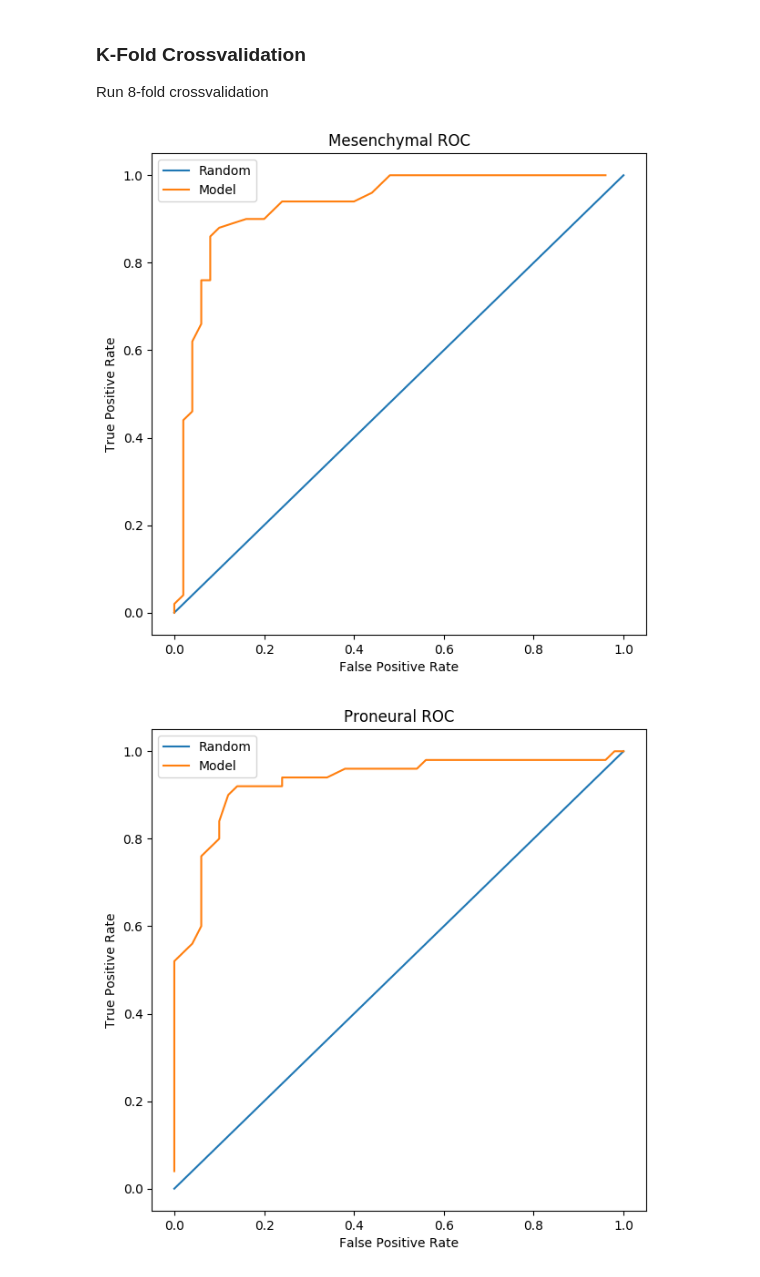
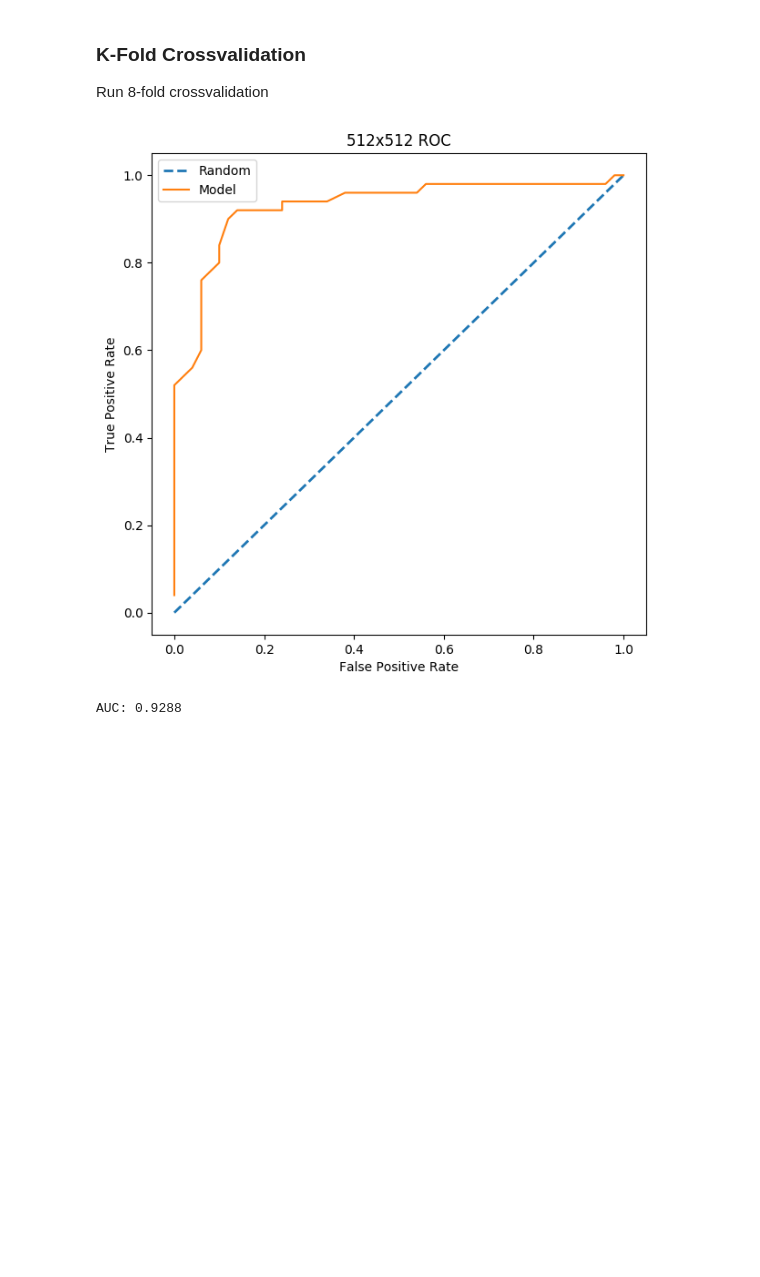
Before and after one commit to chiaramooney/ml-plsda-classification, a Jupyter notebook: PLSDA-cancer-classification-512.ipynb, the cells around one changed output. Saved outputs shown, nothing was run; the diff lists cells and outputs as text; code cells hidden in the pictures; blank space fills up the shorter version.

```diff
--- a/PLSDA-cancer-classification-512.ipynb
+++ b/PLSDA-cancer-classification-512.ipynb
@@ -22,7 +22,7 @@ After performing preprocessing on our images, the input data for this program wi
 # %%
 csv_filename = '/Users/Ryan/Dropbox/Sharing/project data/data.csv'
 
-IMAGE_DIM = 128   # Images cut into sizes of IMAGE_DIM x IMAGE_DIM
+IMAGE_DIM = 512   # Images cut into sizes of IMAGE_DIM x IMAGE_DIM
 data = []    # Data matrix to hold csv read data
 
 # Open CSV, read row by row, parsing into data matrix
@@ -370,6 +360,8 @@ if (LOG_FLAG):
     print("Y pred flat: ", Y_pred_flat.shape)
     print("Y test flat: ", Y_test_flat.shape)
 # %%
+from sklearn.metrics import auc
+
 num_mes_labels = num_pro_labels = num_observations // 2 # We know that
                                                         # there are equal
                                                         # inputs of
@@ -407,44 +399,38 @@ for t in thresh_ranges:
             if Y_class_pred[i] == 0:
                 mes_false_pos += 1
             else:
                 pro_false_pos += 1
 
     mes_tpr = mes_true_pos / (num_mes_labels)
     mes_fpr = mes_false_pos / (num_pro_labels)
     pro_tpr = pro_true_pos / (num_pro_labels)
     pro_fpr = pro_false_pos / (num_mes_labels)
 
     mes_tpr_thresh_range.append(mes_tpr)
     mes_fpr_thresh_range.append(mes_fpr)
     pro_tpr_thresh_range.append(pro_tpr)
     pro_fpr_thresh_range.append(pro_fpr)
 
     if (LOG_FLAG):
         print("{}-Fold Crossvalidation Results [Thresh: {}]:".format(group_size, t))
         print("mes cells correctly predicted: ", mes_correct)
         print("mes cells incorrecly predicted: ", mes_false_pos)
         print("pro cells correctly predicted: ", pro_correct)
         print("pro cells incorrectly predicted: ", pro_false_pos)
         print("\n\n")
 
-# Plot data
 plt.figure(figsize =(7, 7), dpi=100)
-plt.title("Mesenchymal ROC")
-plt.plot([0,1], [0,1], label="Random")
-plt.plot(mes_fpr_thresh_range, mes_tpr_thresh_range, label="Model")
+plt.title("{}x{} ROC".format(IMAGE_DIM, IMAGE_DIM))
+plt.plot([0,1], [0,1], linestyle='--', lw=2, label="Random")
+plt.plot(pro_fpr_thresh_range, pro_tpr_thresh_range, label="Model")
 plt.xlabel("False Positive Rate")
 plt.ylabel("True Positive Rate")
 plt.legend()
 plt.show()
 
-plt.figure(figsize =(7, 7), dpi=100)
-plt.title("Proneural ROC")
-plt.plot([0,1], [0,1], label="Random")
-plt.plot(pro_fpr_thresh_range, pro_tpr_thresh_range, label="Model")
-plt.xlabel("False Positive Rate")
-plt.ylabel("True Positive Rate")
-plt.legend()
-plt.show()
+# Compute AUC
+model_auc = auc(pro_fpr_thresh_range, pro_tpr_thresh_range)
+print("AUC: {}".format(mean_auc))
 # %% [output]
-[figure, old version]
+[figure, new version]
-[figure, removed]
+AUC: 0.9288
```
Also changed, not shown: parts of 1 cell of this notebook, 1 other file.
